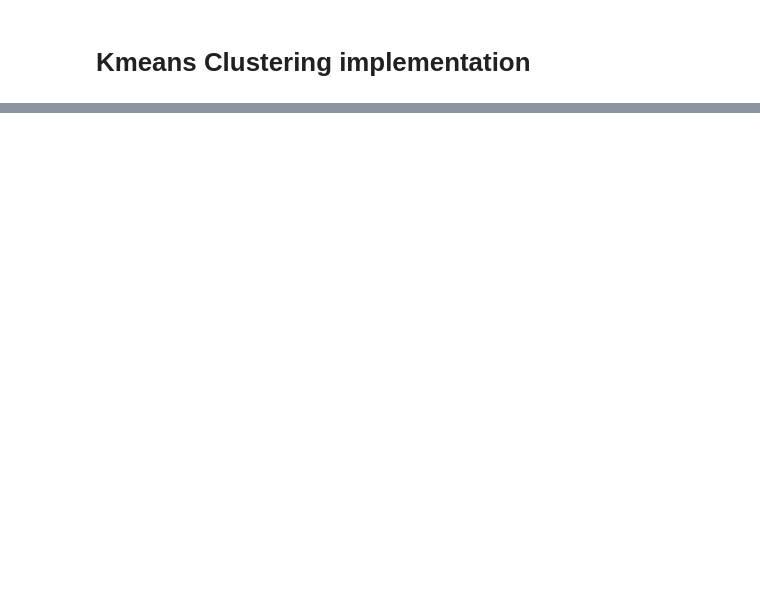
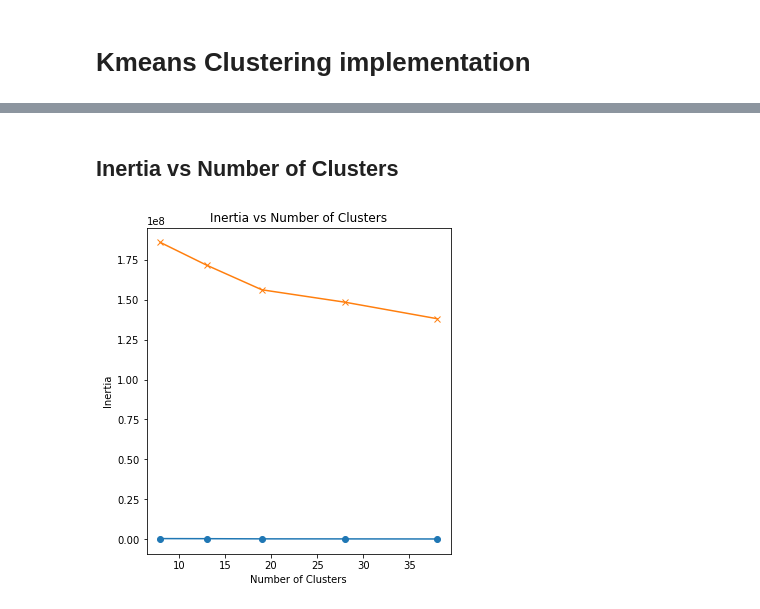
Before and after one commit to husseinkhaled733/Activity-Detection, a Jupyter notebook: Kmeans.ipynb, the cells around one changed output, grey strips where cells are left out. Cells and saved outputs as stored; diff of their text form; code cells hidden in the pictures; blank space fills up the shorter version.

Commit message:
Comparison between mean and reduced data for multiple k

```diff
--- a/Kmeans.ipynb
+++ b/Kmeans.ipynb
@@ -98,7 +96,7 @@ Evaluation Labels: [11, 11, 11, 11, 11, 11, 11, 11, 11, 11, 11, 11, 13, 13, 13,
 # Kmeans Clustering implementation
 # %%
 class Kmeans:
-    def __init__(self, n_clusters, max_iter=100, tol=1e-4):
+    def __init__(self, n_clusters, max_iter=300, tol=1e-4):
         self.centroids = None
         self.cluster_centers_ = None
         self.labels_ = None
@@ -148,8 +148,13 @@ class Kmeans:
 # %%
-kmeans = Kmeans(n_clusters=6, max_iter=300, tol=1e-4)
-kmeans.fit(training_data_means)
-print(np.unique(kmeans.labels_, return_counts=True))
-print("Clusters:", kmeans.labels_)
-print("Centroids:", kmeans.cluster_centers_)
-print("Inertia:", kmeans.inertia_)
+from sklearn import metrics
+k=[8, 13, 19, 28, 38]
+means_score = []
+means_inertia = []
+for i in k:
+    kmeans = Kmeans(n_clusters=i)
+    kmeans.fit(training_data_means)
+    means_score.append(metrics.silhouette_score(training_data_means, kmeans.labels_, metric='euclidean'))
+    means_inertia.append(kmeans.inertia_)
+    print("Silhouette Score:", means_score[-1])
+    print("Inertia:", kmeans.inertia_)
 # %% [output]
@@ -173,5 +173,11 @@ Inertia: 443374.93271031755
 # %%
-from sklearn import metrics
-silhouette_score = metrics.silhouette_score(training_data_means, kmeans.labels_, metric='euclidean')
-print("Silhouette Score:", silhouette_score)
+reduce_score = []
+reduce_inertia = []
+for i in k:
+    kmeans = Kmeans(n_clusters=i)
+    kmeans.fit(PCA_training_data)
+    reduce_score.append(metrics.silhouette_score(PCA_training_data, kmeans.labels_, metric='euclidean'))
+    reduce_inertia.append(kmeans.inertia_)
+    print("Silhouette Score:", reduce_score[-1])
+    print("Inertia:", kmeans.inertia_)
 # %% [output]
@@ -178,0 +212,13 @@ Silhouette Score: 0.20184448256879942
+# %% [markdown]
+## Inertia vs Number of Clusters
+# %%
+plt.figure(figsize=(12, 6))
+plt.subplot(1, 2, 2)
+plt.plot(k, means_inertia, marker='o', label='Mean Data')
+plt.plot(k, reduce_inertia, marker='x', label='PCA Data')
+plt.xlabel('Number of Clusters')
+plt.ylabel('Inertia')
+plt.title('Inertia vs Number of Clusters')
+plt.show()
+# %% [output]
+[figure, added]
```
Also changed, not shown: parts of 8 cells of this notebook.
